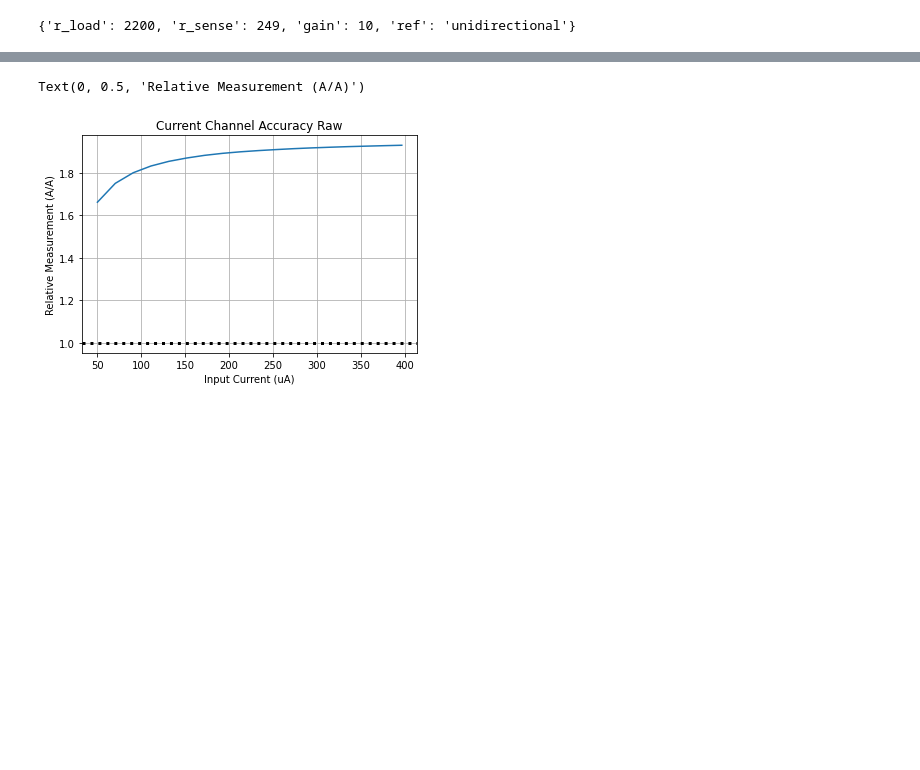
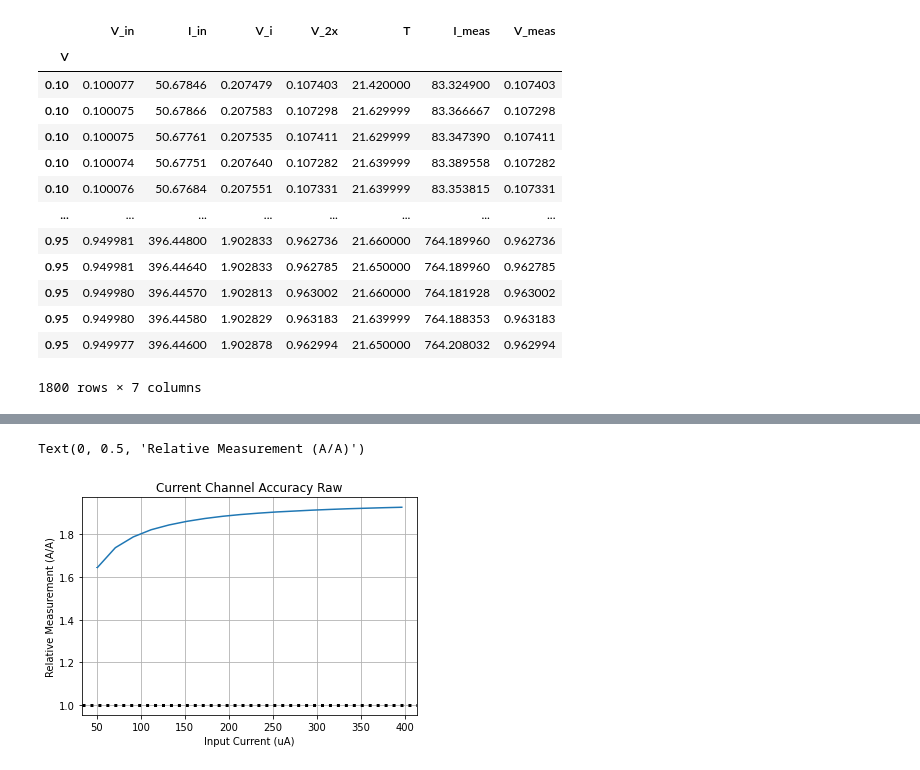
Before and after one commit to jlab-sensing/soil-power-sensor-calibration, a Jupyter notebook: calibration.ipynb, the cells around one changed output, grey strips where cells are left out. Saved outputs shown, nothing was run; the diff lists cells and outputs as text; code cells hidden in the pictures; blank space fills up the shorter version.

```diff
--- a/calibration.ipynb
+++ b/calibration.ipynb
@@ -129,7 +97,36 @@ evalfiles = ["data/sps3_temp_2022-10-16T13:17:46-07:00.csv"]
 # %%
+# Config file name
+cfg_path = "data/config.yaml"
+# Data file name
+datafiles = ["data/sps3_temp_2022-10-14T09:10:50-07:00.csv"]
+# Evaluation data name
+evalfiles = ["data/sps3_temp_2022-10-15T18:37:56-07:00.csv"]
+
 # Read config
 with open(cfg_path, "r") as f:
     cfg = yaml.load(f, Loader=Loader)
-cfg
+
+# SPS data
+data = load_data(cfg, datafiles)
+
+v_input_cols = ["V_meas"]
+i_input_cols = ["I_meas"]
+
+v_model = linear_model.LinearRegression()
+v_model.fit(data[v_input_cols], data["V_in"])
+
+i_model = linear_model.LinearRegression()
+i_model.fit(data[i_input_cols], data["I_in"])
+
+eval_data = load_data(cfg, evalfiles)
+
+eval_data["V_fit"] = v_model.predict(eval_data[v_input_cols])
+eval_data["I_fit"] = i_model.predict(eval_data[i_input_cols])
+
+# RL data
+rld_v = load_rld("data/rl/20220826_200050_eval_v.rld", "V1", 0.1, 1, 0.05)
+rld_i = load_rld("data/rl/20220826_200050_eval_i.rld", "I1L", 45e-6, 454e-6, 22.7222e-6)
+# adjust units
+rld_i.index = rld_i.index * 1e6
+rld_i["input"] = rld_i["input"] * 1e6
+rld_i["I1L"] = rld_i["I1L"] * 1e6
-# %% [output]
-{'r_load': 2200, 'r_sense': 249, 'gain': 10, 'ref': 'unidirectional'}
@@ -158,3 +133,20 @@ rld_i["I1L"] = rld_i["I1L"] * 1e6
+# %%
+data
+# %% [output]
+|  | V_in | I_in | V_i | V_2x | T | I_meas | V_meas |
+| V |  |  |  |  |  |  |  |
+| 0.10 | 0.100077 | 50.67846 | 0.207479 | 0.107403 | 21.420000 | 83.324900 | 0.107403 |
+| 0.10 | 0.100075 | 50.67866 | 0.207583 | 0.107298 | 21.629999 | 83.366667 | 0.107298 |
+| 0.10 | 0.100075 | 50.67761 | 0.207535 | 0.107411 | 21.629999 | 83.347390 | 0.107411 |
+| 0.10 | 0.100074 | 50.67751 | 0.207640 | 0.107282 | 21.639999 | 83.389558 | 0.107282 |
+| 0.10 | 0.100076 | 50.67684 | 0.207551 | 0.107331 | 21.639999 | 83.353815 | 0.107331 |
+| ... | ... | ... | ... | ... | ... | ... | ... |
+| 0.95 | 0.949981 | 396.44800 | 1.902833 | 0.962736 | 21.660000 | 764.189960 | 0.962736 |
+| 0.95 | 0.949981 | 396.44640 | 1.902833 | 0.962785 | 21.650000 | 764.189960 | 0.962785 |
+| 0.95 | 0.949980 | 396.44570 | 1.902813 | 0.963002 | 21.660000 | 764.181928 | 0.963002 |
+| 0.95 | 0.949980 | 396.44580 | 1.902829 | 0.963183 | 21.639999 | 764.188353 | 0.963183 |
+| 0.95 | 0.949977 | 396.44600 | 1.902878 | 0.962994 | 21.650000 | 764.208032 | 0.962994 |
+1800 rows × 7 columns
 # %%
 def plot_accuracy(data):
     """Plots a graph showing the accuracy of measurements y to ideal values x
```
Also changed, not shown: parts of 17 cells of this notebook, 1 other file.
